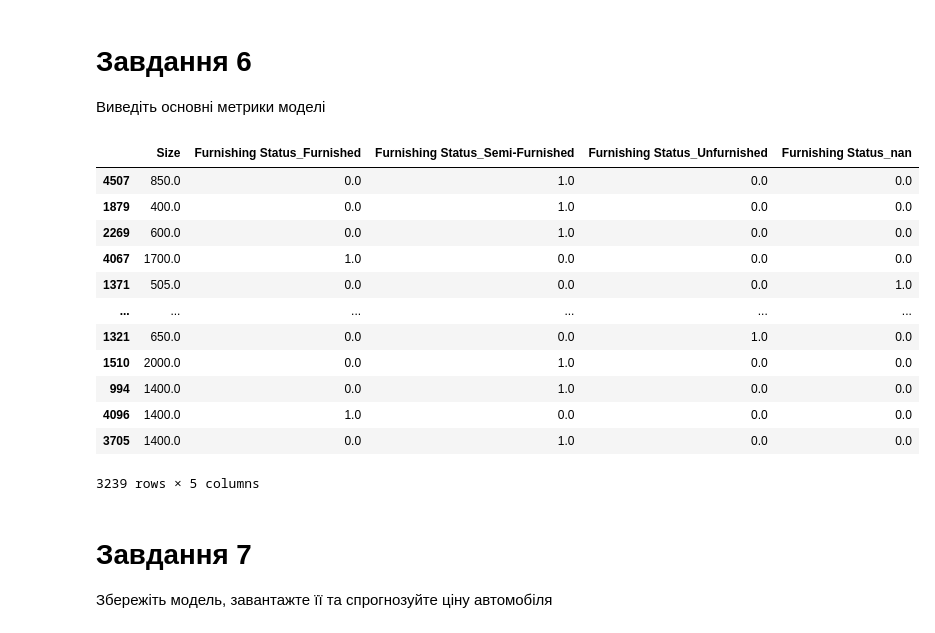
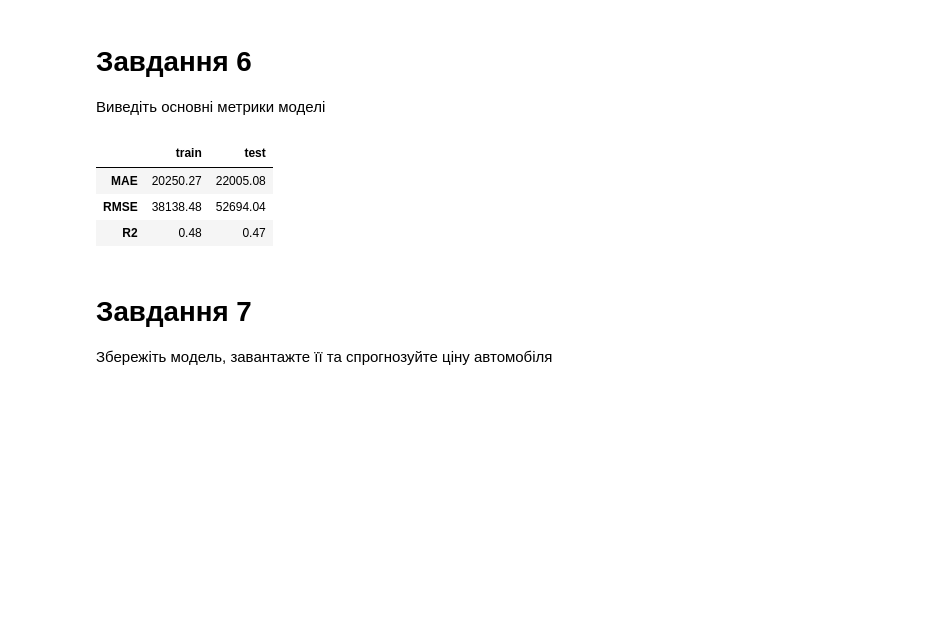
Before and after one commit to svetlanama/ai_practice, a Jupyter notebook: ДЗ_7.ipynb, the cells around one changed output. Cells and saved outputs as stored; diff of their text form; code cells hidden in the pictures; blank space fills up the shorter version.

```diff
--- a/ДЗ_7.ipynb
+++ b/ДЗ_7.ipynb
@@ -36,9 +36,9 @@ df.head()
 df.describe()
 
 # Display histogram
-# ax = df['Rent'].plot(kind='hist',    # тип діаграми hist
-#                              bins=30,        # кількість стовпчиків
-#                              figsize=(14,6)  # розмір зображення(в дюймах)
+# ax = df['Rent'].plot(kind='hist',    # diagramm type hist
+#                              bins=30,        # column count
+#                              figsize=(14,6)  # image size (in inch)
 #                              )
 # ax.set_ylabel('Rent')
 # ax.set_xlabel('other')
@@ -57,30 +57,30 @@ plt.scatter(df['Size'], df['Rent'])
 # Prepare y and X. Divide on train and test set
 y = df['Rent']
 
-X = df.drop(columns=['City', 'Rent']) # TODO: encode City columns
-# X = df.drop(columns='Rent')
+X = df.drop(columns=['Rent'])
+
 
 from sklearn.model_selection import train_test_split
 X_train, X_test, y_train, y_test = train_test_split(X, y,
-                                                    train_size=0.8,  # частка даних для навчання
-                                                    random_state=42) # зерно для генератора випадкових чисел
+                                                    train_size=0.8,  # mai part for train data
+                                                    random_state=42) # random
 
 from sklearn.preprocessing import OneHotEncoder
 
 encoder = OneHotEncoder(sparse_output=False)
 encoder.set_output(transform='pandas')
-encoder.fit(X_train[['Furnishing Status']])
+encoder.fit(X_train[['Furnishing Status', 'City']])
 
-X_train_categorical = encoder.transform(X_train[['Furnishing Status']])
+X_train_categorical = encoder.transform(X_train[['Furnishing Status', 'City']])
 X_train_concat = pd.concat([X_train, X_train_categorical], axis=1)
-X_train_concat.drop(columns='Furnishing Status', inplace=True)
+X_train_concat.drop(columns=['Furnishing Status', 'City'], inplace=True)
 
 X_train_concat
 
 
-X_test_categorical = encoder.transform(X_test[['Furnishing Status']])
+X_test_categorical = encoder.transform(X_test[['Furnishing Status', 'City']])
 X_test_concat = pd.concat([X_test, X_test_categorical], axis=1)
-X_test_concat.drop(columns='Furnishing Status', inplace=True)
+X_test_concat.drop(columns=['Furnishing Status', 'City'], inplace=True)
 
 X_test_concat
 # %% [output]
@@ -164,41 +164,34 @@ LinearRegression()
 # %%
 from sklearn import metrics
 
 def get_metrics(y_true, y_pred, name="model"):
   df = pd.DataFrame()
 
   df.loc["MAE", name] = metrics.mean_absolute_error(y_true, y_pred)
   df.loc["RMSE", name] = metrics.mean_squared_error(y_true, y_pred) ** 0.5
   df.loc["R2", name] = metrics.r2_score(y_true, y_pred)
 
   return df.round(2)
 
 all_metrics = pd.DataFrame()
 
 
 y_train_pred = model.predict(X_train_concat)
 all_metrics['train'] = get_metrics(y_train, y_train_pred)
 
 y_test_pred = model.predict(X_test_concat)
 all_metrics['test'] = get_metrics(y_test, y_test_pred)
 
-# all_metrics
 
-X_train_concat
+# X_train_concat
+all_metrics
+
+# TODO: think about filling empty items using kNN algo, etc....
 # %% [output]
-|  | Size | Furnishing Status_Furnished | Furnishing Status_Semi-Furnished | Furnishing Status_Unfurnished | Furnishing Status_nan |
-| 4507 | 850.0 | 0.0 | 1.0 | 0.0 | 0.0 |
-| 1879 | 400.0 | 0.0 | 1.0 | 0.0 | 0.0 |
-| 2269 | 600.0 | 0.0 | 1.0 | 0.0 | 0.0 |
-| 4067 | 1700.0 | 1.0 | 0.0 | 0.0 | 0.0 |
-| 1371 | 505.0 | 0.0 | 0.0 | 0.0 | 1.0 |
-| ... | ... | ... | ... | ... | ... |
-| 1321 | 650.0 | 0.0 | 0.0 | 1.0 | 0.0 |
-| 1510 | 2000.0 | 0.0 | 1.0 | 0.0 | 0.0 |
-| 994 | 1400.0 | 0.0 | 1.0 | 0.0 | 0.0 |
-| 4096 | 1400.0 | 1.0 | 0.0 | 0.0 | 0.0 |
-| 3705 | 1400.0 | 0.0 | 1.0 | 0.0 | 0.0 |
+|  | train | test |
+| MAE | 20250.27 | 22005.08 |
+| RMSE | 38138.48 | 52694.04 |
+| R2 | 0.48 | 0.47 |
-3239 rows × 5 columns
 # %% [markdown]
 # Завдання 7
 Збережіть модель, завантажте її та спрогнозуйте ціну автомобіля
```
Also changed, not shown: parts of 3 cells of this notebook.
